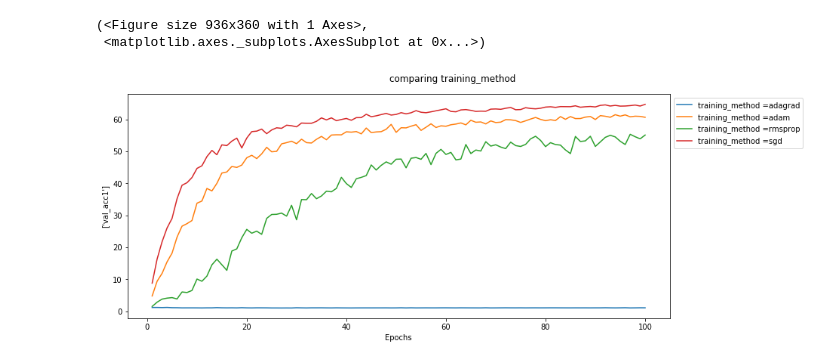
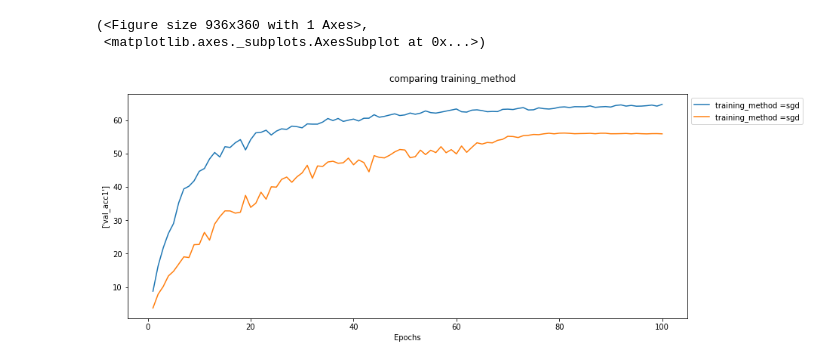
Before and after one commit to pedro-dreyer/masters_code, a Jupyter notebook: notebooks/best_cifar_10_in_cifar_100.ipynb, the cells around one changed output. Drawn from its saved outputs; the diff is of its cells as text; code cells hidden in the pictures.

```diff
--- a/notebooks/best_cifar_10_in_cifar_100.ipynb
+++ b/notebooks/best_cifar_10_in_cifar_100.ipynb
@@ -11,9 +11,10 @@ from misc.experiment_loader import *
 
 folder_path = '../results/cifar100/vgg19bn_/best_results_cifar_10/'
 full_experiment = FullExperiment(folder_path=folder_path)
+test_experiment = full_experiment.filter_parameters({'training_method':'sgd'})
 # %%
-full_experiment.plot_compare_graph(parameters_to_compare=['training_method'], result_to_compare=['val_acc1'])
+test_experiment.plot_compare_graph(parameters_to_compare=['training_method'], result_to_compare=['val_acc1'])
 # %% [output]
 (<Figure size 936x360 with 1 Axes>,
  <matplotlib.axes._subplots.AxesSubplot at 0x...>)
-[figure, old version]
+[figure, new version]
```
Also changed, not shown: parts of 1 cell of this notebook, 1 other file.
